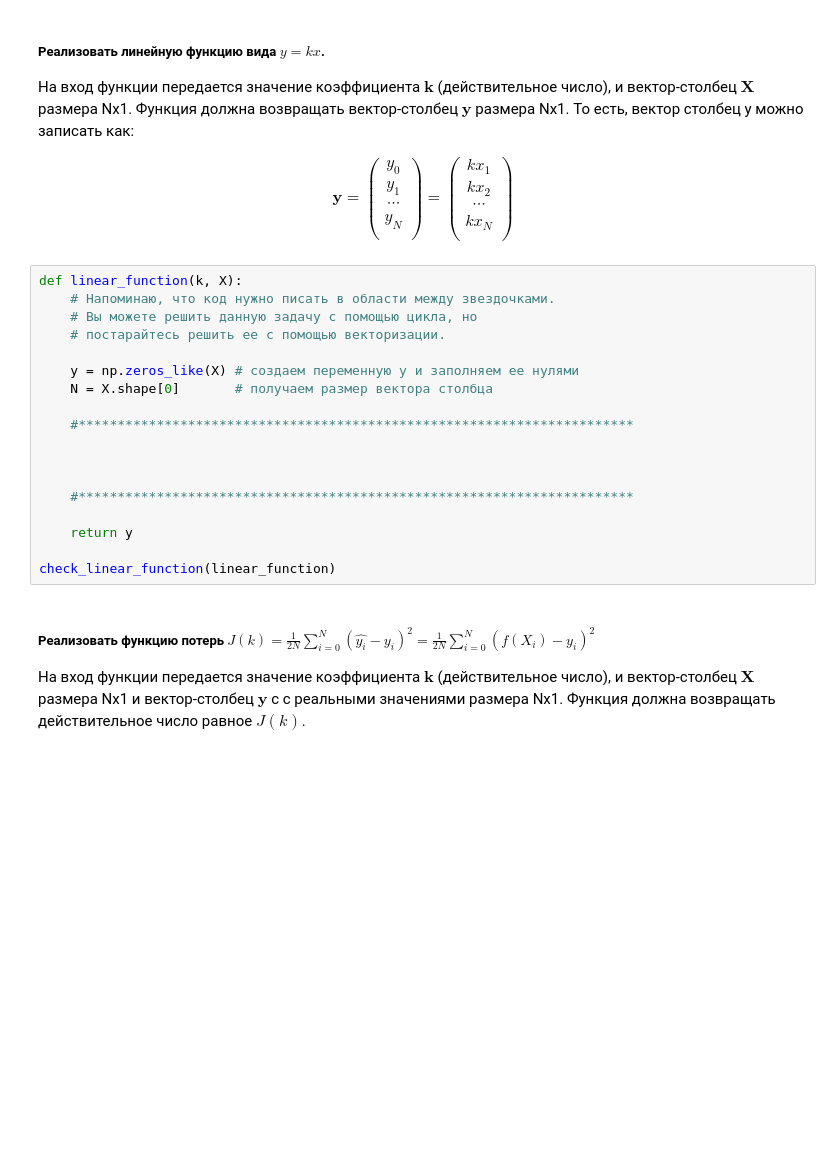
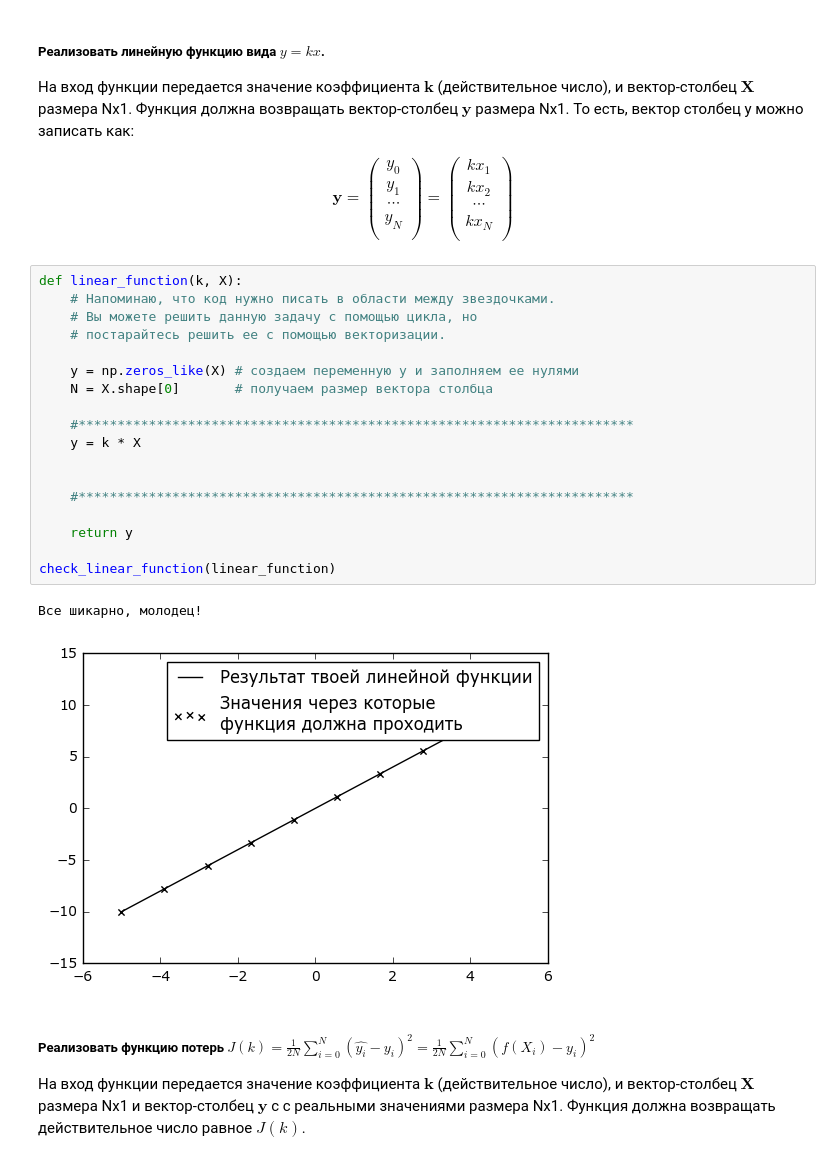
Before and after one commit to romanchereshnev/MLclass, a Jupyter notebook: Regression.ipynb, the cells around one changed output. Drawn from its saved outputs; the diff is of its cells as text; blank space fills up the shorter version.

```diff
--- a/Regression.ipynb
+++ b/Regression.ipynb
@@ -253,21 +299,24 @@ plot_data()
 # %%
 def linear_function(k, X):
     # Напоминаю, что код нужно писать в области между звездочками.
     # Вы можете решить данную задачу с помощью цикла, но
     # постарайтесь решить ее с помощью векторизации.
 
     y = np.zeros_like(X) # создаем переменную y и заполняем ее нулями
     N = X.shape[0]       # получаем размер вектора столбца
 
     #***********************************************************************
-
+    y = k * X
 
 
     #***********************************************************************
 
     return y
 
 check_linear_function(linear_function)
+# %% [output]
+Все шикарно, молодец!
+[figure, added]
 # %% [markdown]
 ##### Реализовать функцию потерь $J(k) = \frac{1}{2N}\sum_{i=0}^{N}{(\hat{y_i} - y_i)^2}= \frac{1}{2N} \sum_{i=0}^{N}{(f(X_i) - y_i)^2}$
 
```
Also changed, not shown: parts of 20 cells of this notebook, 8 other files.
